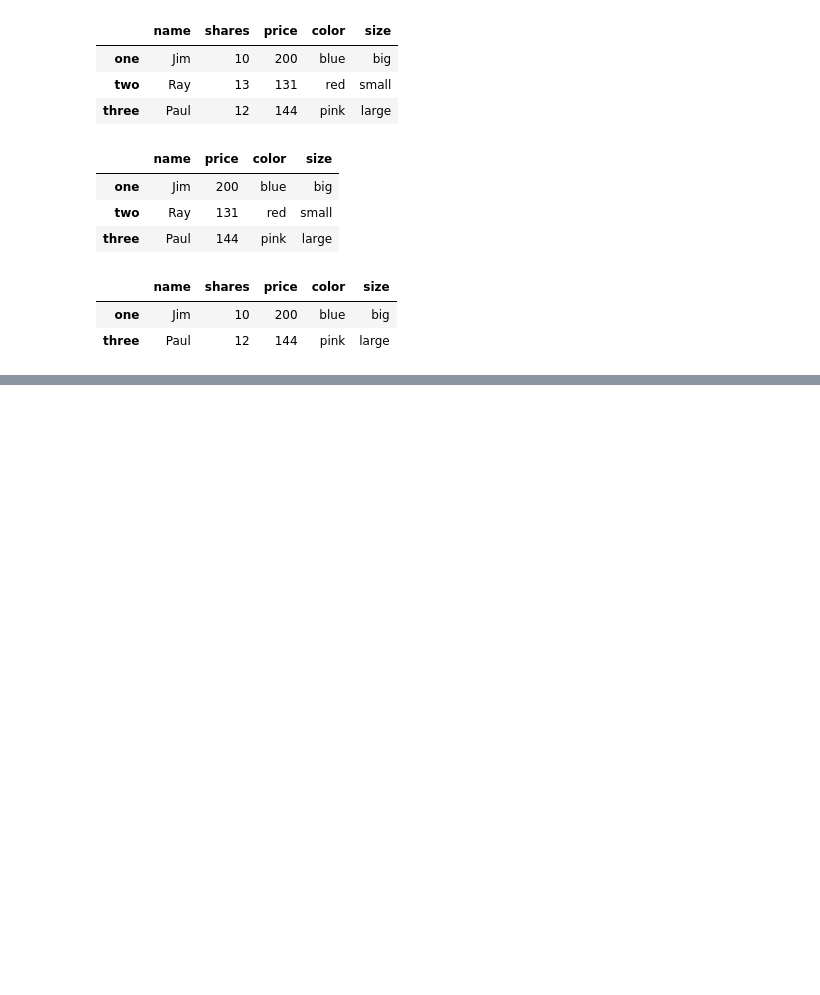
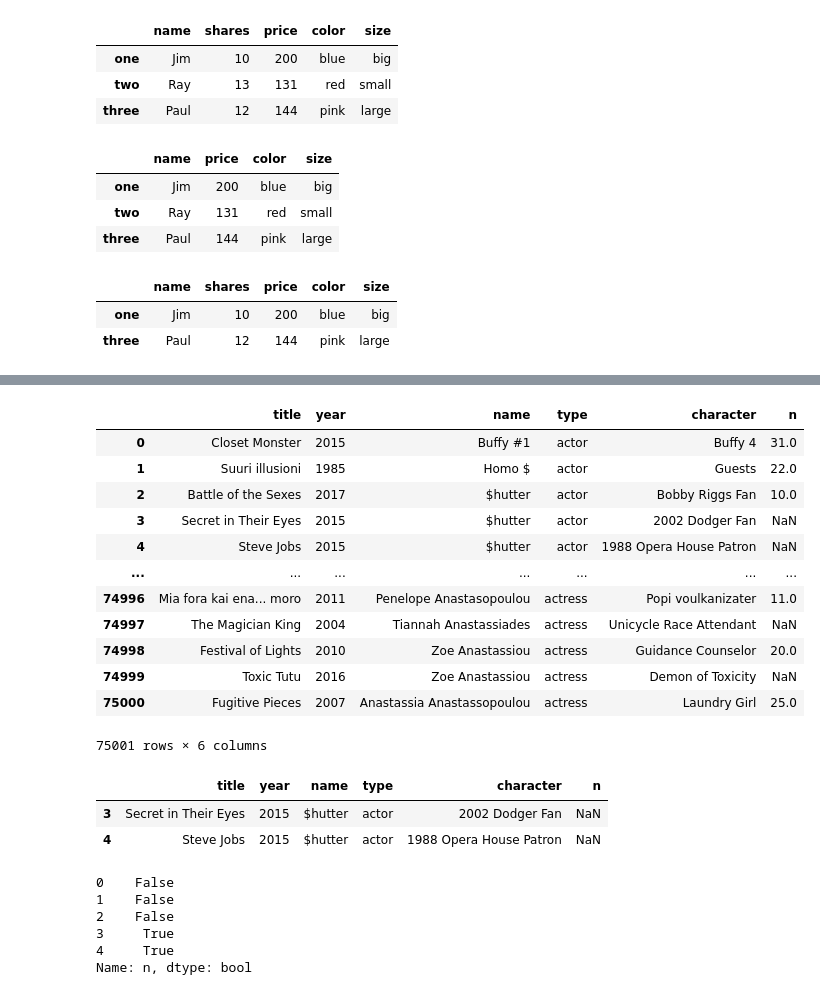
Before and after one commit to Duks31/pandas_numpy_tutorial, a Jupyter notebook: tut.ipynb, the cells around one changed output, grey strips where cells are left out. Cells and saved outputs as stored; diff of their text form; code cells hidden in the pictures; blank space fills up the shorter version.

```diff
--- a/tut.ipynb
+++ b/tut.ipynb
@@ -176,3 +176,9 @@ df.drop('two', axis=0)
 |  | name | shares | price | color | size |
 | one | Jim | 10 | 200 | blue | big |
 | three | Paul | 12 | 144 | pink | large |
+# %%
+import pandas as pd
+
+# Reading files
+casts = pd.read_csv('cast.csv', index_col=None)
+casts.head() # Getting the first five elements of the DataFrame
@@ -178,0 +284,33 @@ df.drop('two', axis=0)
+# %%
+casts
+# %% [output]
+|  | title | year | name | type | character | n |
+| 0 | Closet Monster | 2015 | Buffy #1 | actor | Buffy 4 | 31.0 |
+| 1 | Suuri illusioni | 1985 | Homo $ | actor | Guests | 22.0 |
+| 2 | Battle of the Sexes | 2017 | $hutter | actor | Bobby Riggs Fan | 10.0 |
+| 3 | Secret in Their Eyes | 2015 | $hutter | actor | 2002 Dodger Fan | NaN |
+| 4 | Steve Jobs | 2015 | $hutter | actor | 1988 Opera House Patron | NaN |
+| ... | ... | ... | ... | ... | ... | ... |
+| 74996 | Mia fora kai ena... moro | 2011 | Penelope Anastasopoulou | actress | Popi voulkanizater | 11.0 |
+| 74997 | The Magician King | 2004 | Tiannah Anastassiades | actress | Unicycle Race Attendant | NaN |
+| 74998 | Festival of Lights | 2010 | Zoe Anastassiou | actress | Guidance Counselor | 20.0 |
+| 74999 | Toxic Tutu | 2016 | Zoe Anastassiou | actress | Demon of Toxicity | NaN |
+| 75000 | Fugitive Pieces | 2007 | Anastassia Anastassopoulou | actress | Laundry Girl | 25.0 |
+75001 rows × 6 columns
+# %%
+# Null Values
+casts.loc[3:4]
+# %% [output]
+|  | title | year | name | type | character | n |
+| 3 | Secret in Their Eyes | 2015 | $hutter | actor | 2002 Dodger Fan | NaN |
+| 4 | Steve Jobs | 2015 | $hutter | actor | 1988 Opera House Patron | NaN |
+# %%
+c = casts
+c['n'].isnull().head()
+# %% [output]
+0    False
+1    False
+2    False
+3     True
+4     True
+Name: n, dtype: bool
```
Also changed, not shown: parts of 19 cells of this notebook, 2 other files.
